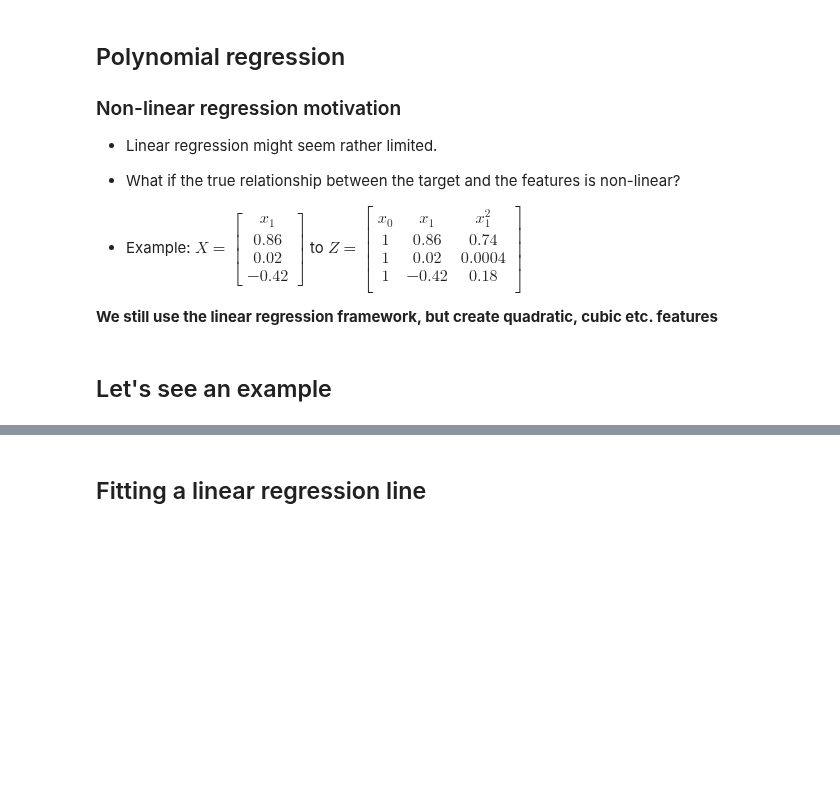
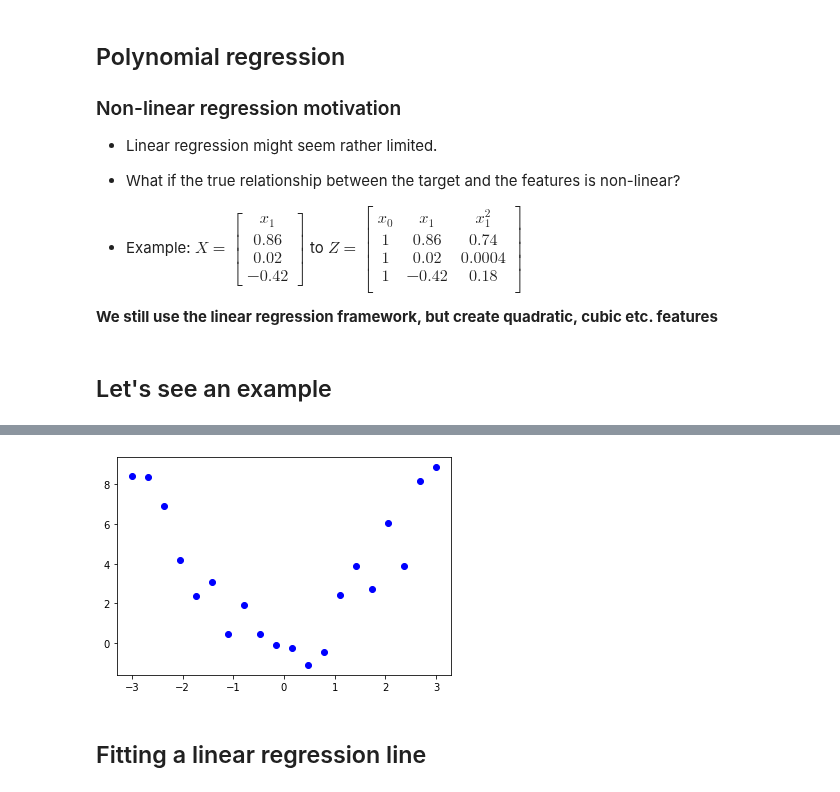
Before and after one commit to sedv8808/LighthouseLabs, a Jupyter notebook: W04D3/W04D3_intro_to_ml_and_lr.ipynb, the cells around one changed output, grey strips where cells are left out. Drawn from its saved outputs; the diff is of its cells as text; code cells hidden in the pictures; blank space fills up the shorter version.

```diff
--- a/W04D3/W04D3_intro_to_ml_and_lr.ipynb
+++ b/W04D3/W04D3_intro_to_ml_and_lr.ipynb
@@ -492,3 +492,7 @@ plt.scatter(X, y, color='blue');
+# %%
+plt.scatter(X, y, color='blue');
+# %% [output]
+[figure, added]
 # %% [markdown]
 ## Fitting a linear regression line
 # %%
```
Also changed, not shown: parts of 18 cells of this notebook.
